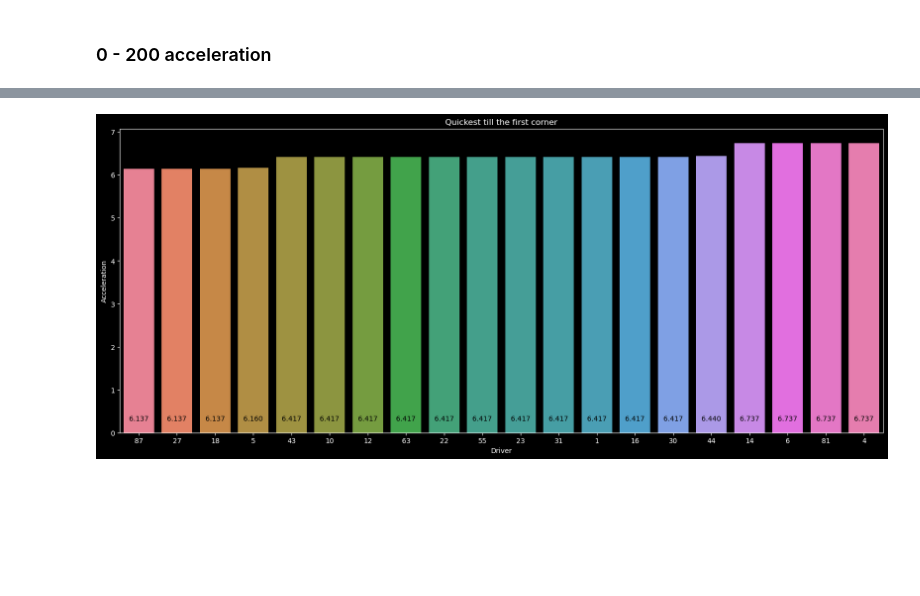
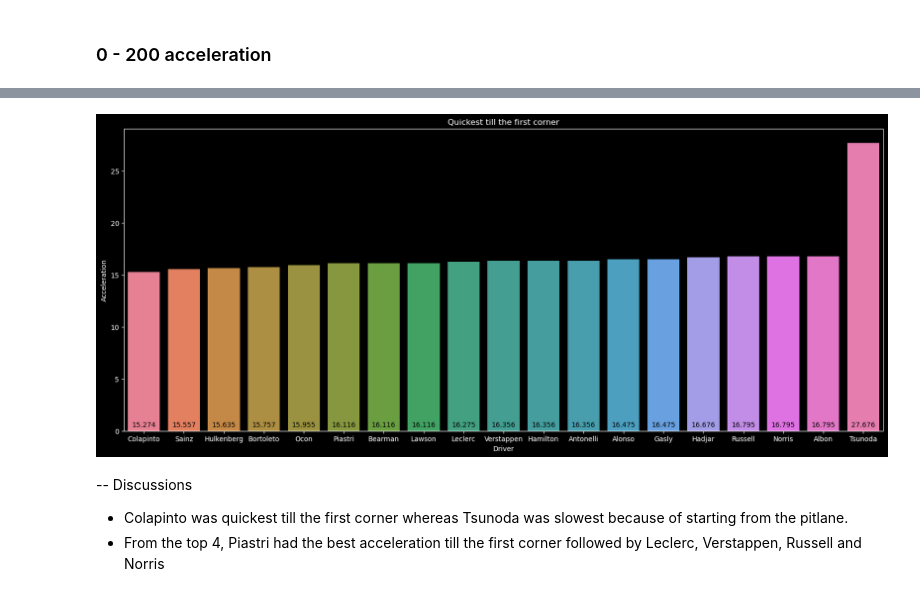
Before and after one commit to Sanket-g-75/F1_Analysis, a Jupyter notebook: code.ipynb, the cells around one changed output, grey strips where cells are left out. Cells and saved outputs as stored; diff of their text form; code cells hidden in the pictures; blank space fills up the shorter version.

```diff
--- a/code.ipynb
+++ b/code.ipynb
@@ -16,6 +16,6 @@ import fastf1.plotting
 # %% [markdown]
 ## Data
 # %%
-session = fastf1.get_session(2025,'Spain','Q')
+session = fastf1.get_session(2025,'Spain','R')
 session.load(laps=True, weather=True, telemetry=True)
 # %% [output]
@@ -266,26 +251,32 @@ pd.DataFrame(session.laps.pick_driver('HAM').pick_lap(1).get_telemetry())
 # %%
-zero_twohundred = []
+acceleration = []
 
 for i in session.drivers:
     tel = session.laps.pick_driver(i).pick_lap(1).get_telemetry()
     lap_time_sec = tel[tel['Distance'] <= session.get_circuit_info().corners[session.get_circuit_info().corners['Number']==1]['Distance'][0]]['Time'][-2:-1].dt.total_seconds().values
     if len(lap_time_sec) > 0:
-        zero_twohundred.append([i, lap_time_sec[0]])
+        acceleration.append([session.get_driver(i)['LastName'], lap_time_sec[0]])
     else:
-        zero_twohundred.append([i, None])
+        acceleration.append([session.get_driver(i)['LastName'], None])
 
-zero_twohundred = pd.DataFrame(zero_twohundred,columns=['Driver','Acceleration']).sort_values('Acceleration').reset_index(drop=True)
+acceleration = pd.DataFrame(acceleration,columns=['Driver','Acceleration']).sort_values('Acceleration').reset_index(drop=True)
 # %%
 # Sort by Acceleration (ascending)
 plt.figure(figsize=(20,8))
-sns.barplot(data=zero_twohundred, x='Driver', y='Acceleration',hue='Driver')
+sns.barplot(data=acceleration, x='Driver', y='Acceleration',hue='Driver')
 
-for i, row in zero_twohundred.iterrows():
+for i, row in acceleration.iterrows():
     plt.text(i,0.25, f"{row['Acceleration']:.3f}", ha='center', va='bottom', color='black', fontsize=10)
 
 
 plt.title('Quickest till the first corner')
 
-plt.savefig(f'{format(session.session_info['StartDate'],'%Y')}_{session.session_info['Meeting']['Location']}_{session.session_info['Type']}_ZeroHundred_Comparison')
+plt.savefig(f'{format(session.session_info['StartDate'],'%Y')}_{session.session_info['Meeting']['Location']}_{session.session_info['Type']}_DashToFirstCorner.png')
+plt.show()
 # %% [output]
-[figure, old version]
+[figure, new version]
+# %% [markdown]
+-- Discussions
+
+- Colapinto was quickest till the first corner whereas Tsunoda was slowest because of starting from the pitlane.
+- From the top 4, Piastri had the best acceleration till the first corner followed by Leclerc, Verstappen, Russell and Norris
```
Also changed, not shown: parts of 9 cells of this notebook, 4 other files.
